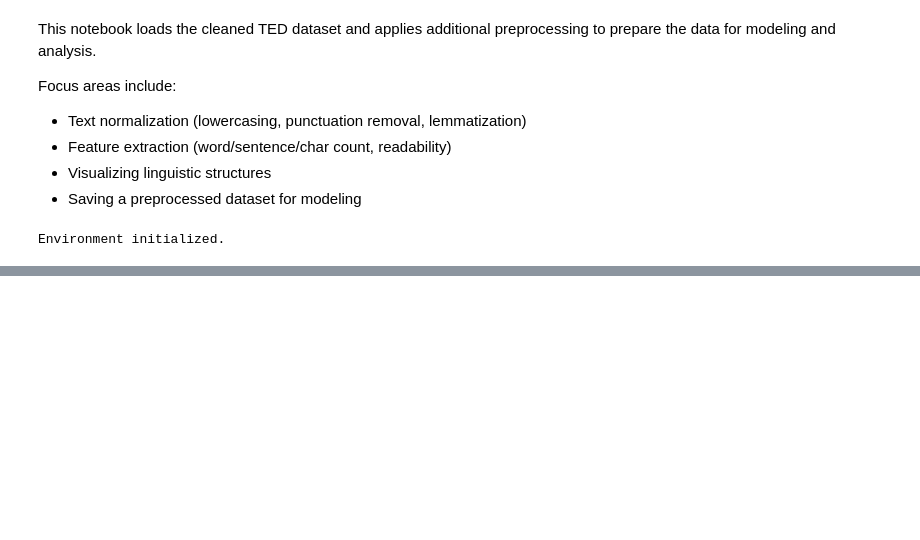
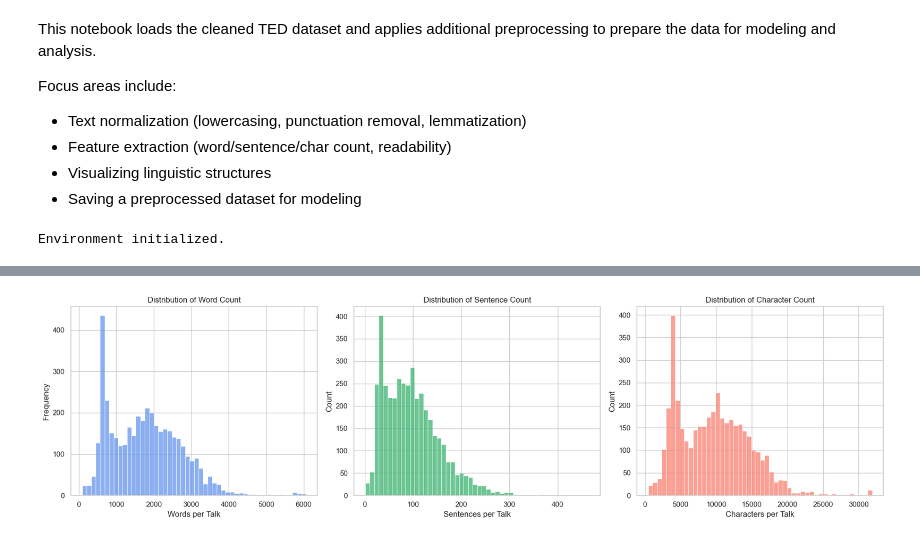
Before and after one commit to FeliciaFavrholdt/Speakscape_BI_Exam_Group_4, a Jupyter notebook: SpeakScape_Analysis/notebooks/03_Data_Loading_And_Preprocessing.ipynb, the cells around one changed output, grey strips where cells are left out. Cells and saved outputs as stored; diff of their text form; code cells hidden in the pictures; blank space fills up the shorter version.

```diff
--- a/SpeakScape_Analysis/notebooks/03_Data_Loading_And_Preprocessing.ipynb
+++ b/SpeakScape_Analysis/notebooks/03_Data_Loading_And_Preprocessing.ipynb
@@ -24,9 +25,6 @@ init_environment()
 # %% [output]
 Environment initialized.
 # %%
-df = pd.read_csv("../data/cleaned_data.csv")
-print(f"Shape: {df.shape}")
-df.head()
 # %% [output]
 Shape: (4095, 13)
 |  | key_column | speaker_occupation | speaker | transcript | event | description | title | recorded_date | ... |
@@ -57,0 +215,11 @@ summary_df.style.bar(subset=["Missing %"], color='lightcoral').format({"Missing
+# %%
+# Word and character count from cleaned transcript
+df["word_count"] = df["transcript_clean"].apply(lambda x: len(x.split()))
+df["char_count"] = df["transcript_clean"].apply(len)
+
+# Sentence count from original transcript using NLTK
+import nltk
+nltk.download("punkt")
+from nltk.tokenize import sent_tokenize
+
+df["sentence_count"] = df["transcript"].apply(lambda x: len(sent_tokenize(x)) if pd.notnull(x) else 0)
@@ -57,0 +268,22 @@ summary_df.style.bar(subset=["Missing %"], color='lightcoral').format({"Missing
+# %%
+# Set up 3 histograms side-by-side
+fig, axes = plt.subplots(1, 3, figsize=(18, 5))
+
+sns.histplot(df["word_count"], bins=50, ax=axes[0], color="cornflowerblue")
+axes[0].set_title("Distribution of Word Count")
+axes[0].set_xlabel("Words per Talk")
+axes[0].set_ylabel("Frequency")
+
+sns.histplot(df["sentence_count"], bins=50, ax=axes[1], color="mediumseagreen")
+axes[1].set_title("Distribution of Sentence Count")
+axes[1].set_xlabel("Sentences per Talk")
+
+sns.histplot(df["char_count"], bins=50, ax=axes[2], color="salmon")
+axes[2].set_title("Distribution of Character Count")
+axes[2].set_xlabel("Characters per Talk")
+
+plt.tight_layout()
+plt.savefig("../plots/structure_distributions.png")
+plt.show()
+# %% [output]
+[figure, added]
```
Also changed, not shown: parts of 43 cells of this notebook, 6 other files.
